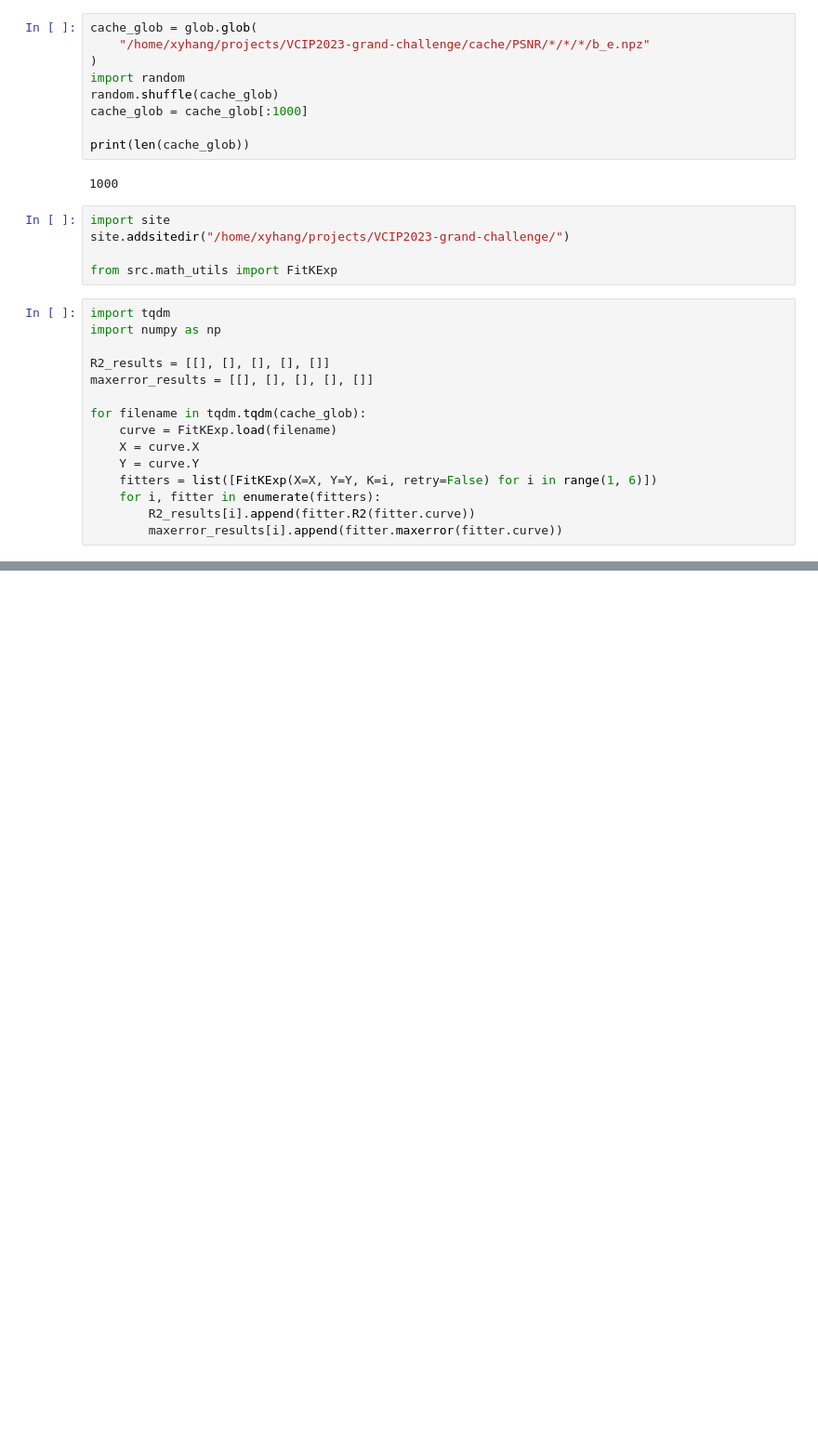
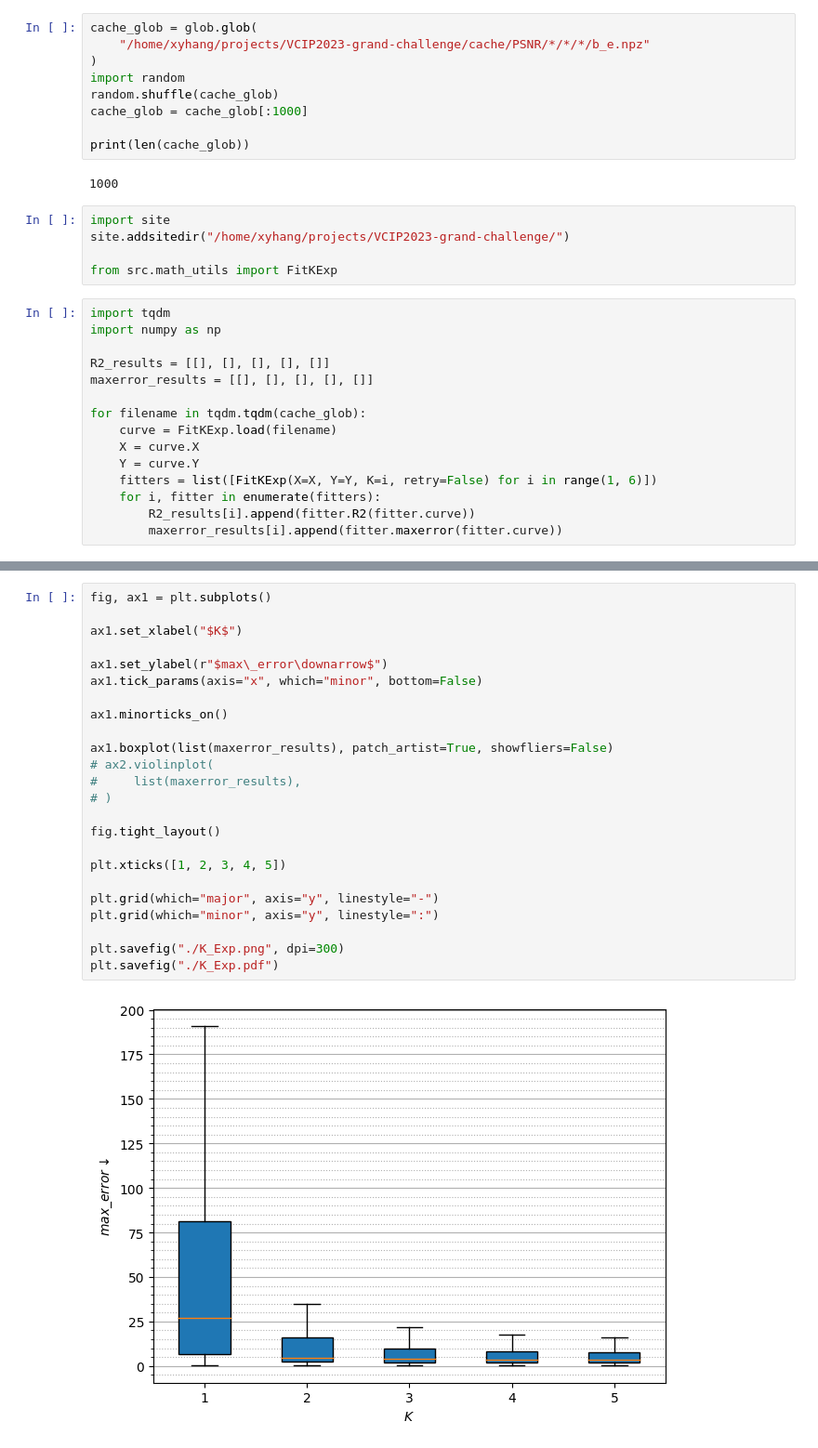
Before and after one commit to fgvfgfg564/TCM-lite, a Jupyter notebook: experiments/RDmodel/plot_rdmodel.ipynb, the cells around one changed output, grey strips where cells are left out. Shown: that part at 93% size. Cells and saved outputs as stored; diff of their text form; blank space fills up the shorter version.

```diff
--- a/experiments/RDmodel/plot_rdmodel.ipynb
+++ b/experiments/RDmodel/plot_rdmodel.ipynb
@@ -69,0 +86,26 @@ plt.savefig('./K_Exp.pdf')
+# %%
+fig, ax1 = plt.subplots()
+
+ax1.set_xlabel("$K$")
+
+ax1.set_ylabel(r"$max\_error\downarrow$")
+ax1.tick_params(axis="x", which="minor", bottom=False)
+
+ax1.minorticks_on()
+
+ax1.boxplot(list(maxerror_results), patch_artist=True, showfliers=False)
+# ax2.violinplot(
+#     list(maxerror_results),
+# )
+
+fig.tight_layout()
+
+plt.xticks([1, 2, 3, 4, 5])
+
+plt.grid(which="major", axis="y", linestyle="-")
+plt.grid(which="minor", axis="y", linestyle=":")
+
+plt.savefig("./K_Exp.png", dpi=300)
+plt.savefig("./K_Exp.pdf")
+# %% [output]
+[figure, added]
```
Also changed, not shown: parts of 3 cells of this notebook, 6 other files.
